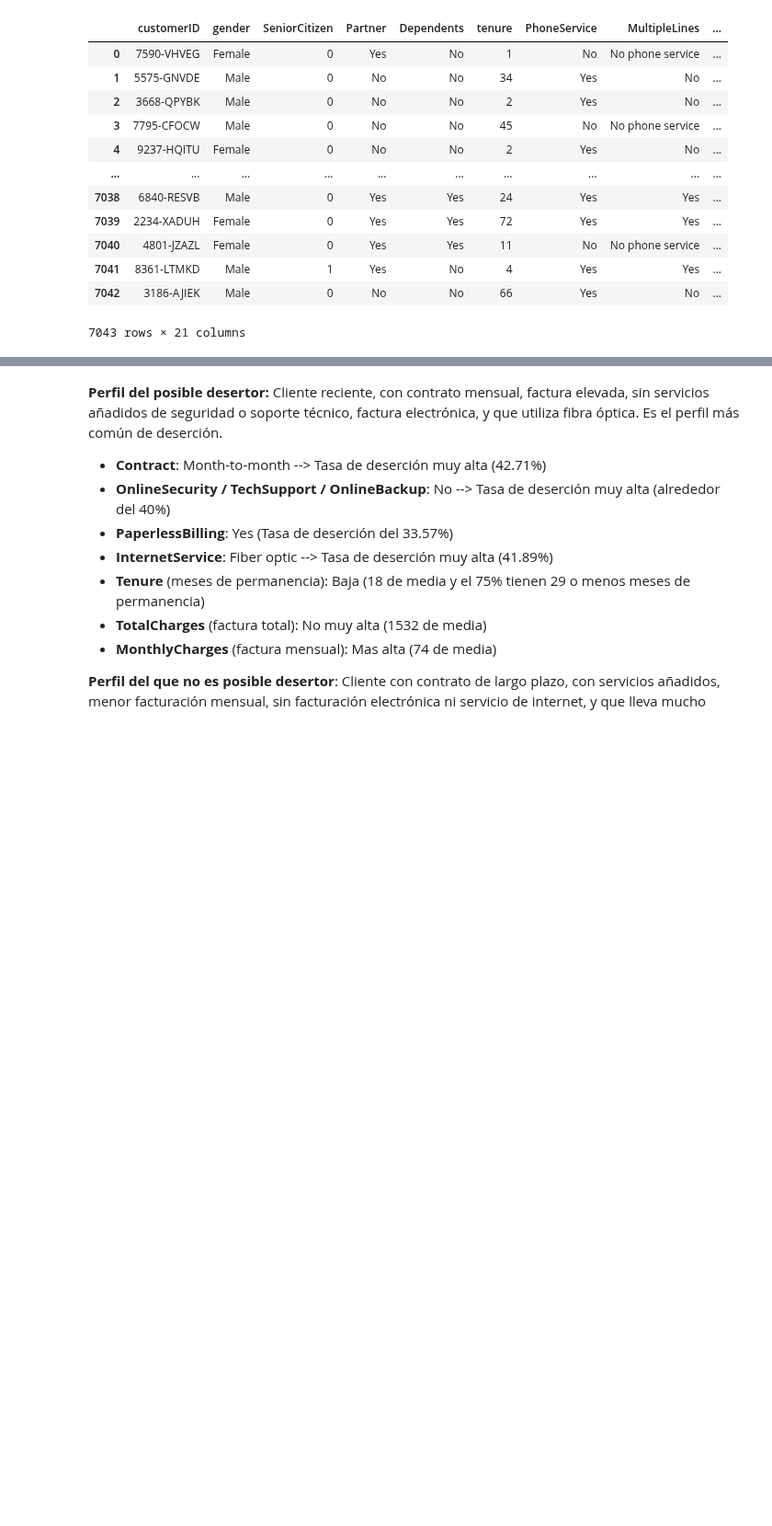
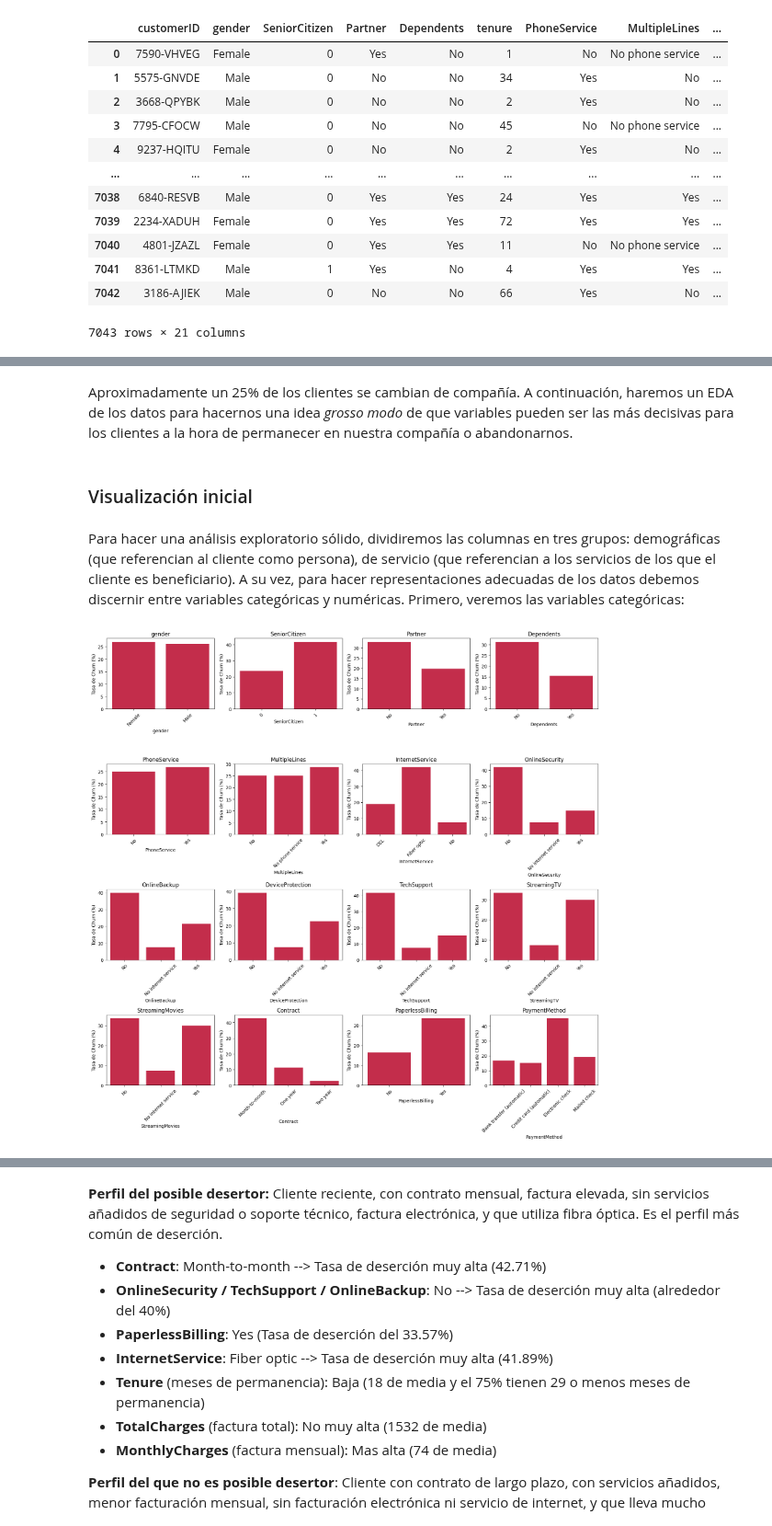
Before and after one commit to uisitoam/Master-Big-Data, a Jupyter notebook: Aplicaciones y casos de uso empresarial/Trabajo/ACUE1.ipynb, the cells around one changed output, grey strips where cells are left out. Shown at 92% size. Drawn from its saved outputs; the diff is of its cells as text; code cells hidden in the pictures; blank space fills up the shorter version.

```diff
--- a/Aplicaciones y casos de uso empresarial/Trabajo/ACUE1.ipynb
+++ b/Aplicaciones y casos de uso empresarial/Trabajo/ACUE1.ipynb
@@ -534,0 +112,32 @@ plt.show()
+# %% [markdown]
+Aproximadamente un 25% de los clientes se cambian de compañía. A continuación, haremos un EDA de los datos para hacernos una idea *grosso modo* de que variables pueden ser las más decisivas para los clientes a la hora de permanecer en nuestra compañía o abandonarnos.
+# %% [markdown]
+### Visualización inicial
+# %% [markdown]
+Para hacer una análisis exploratorio sólido, dividiremos las columnas en tres grupos: demográficas (que referencian al cliente como persona), de servicio (que referencian a los servicios de los que el cliente es beneficiario). A su vez, para hacer representaciones adecuadas de los datos debemos discernir entre variables categóricas y numéricas. Primero, veremos las variables categóricas:
+# %%
+demographic_cols = ['gender', 'SeniorCitizen', 'Partner', 'Dependents']
+
+service_cols = ['PhoneService', 'MultipleLines', 'InternetService', 'OnlineSecurity', 'OnlineBackup',
+                'DeviceProtection', 'TechSupport', 'StreamingTV', 'StreamingMovies']
+
+categorical_cols = demographic_cols + service_cols + ['Contract', 'PaperlessBilling', 'PaymentMethod']
+
+fig_cat, axes_cat = plt.subplots(4, 4, figsize=(16, 16))
+axes_flat = axes_cat.flatten()
+
+for i, feature in enumerate(categorical_cols):
+    ax = axes_flat[i]
+    churn_rate = pd.crosstab(df[feature], df['Churn'], normalize='index') * 100
+    sns.barplot(x=churn_rate.index, y=churn_rate['Yes'], ax=ax, color='crimson')
+    ax.set_title(feature)
+    ax.set_ylabel('Tasa de Churn (%)')
+    ax.tick_params(axis='x', rotation=45)
+
+for j in range(len(categorical_cols), len(axes_flat)):
+    axes_flat[j].axis('off')
+
+plt.tight_layout()
+plt.show()
+# %% [output]
+[figure, added]
```
Also changed, not shown: parts of 36 cells of this notebook, 11 other files.
